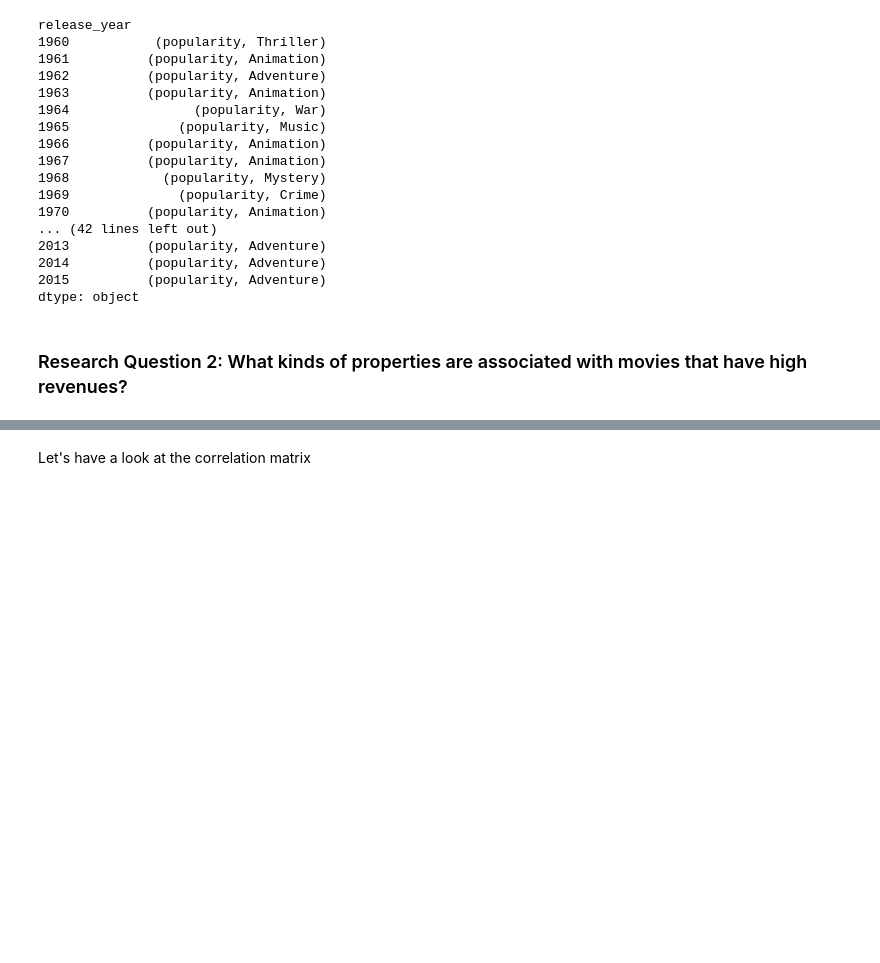
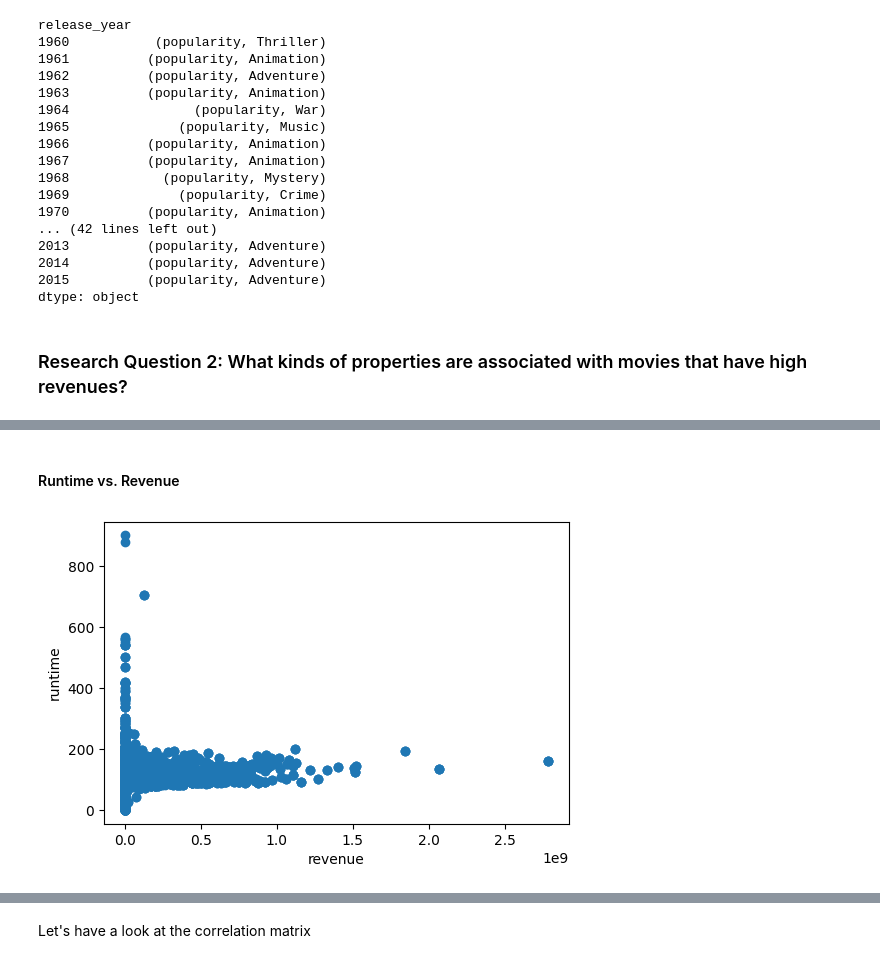
Before and after one commit to imagineazhar/Data-Analysis, a Jupyter notebook: 1- IMDB Movies/Imdb_ratings.ipynb, the cells around one changed output, grey strips where cells are left out. Cells and saved outputs as stored; diff of their text form; code cells hidden in the pictures; blank space fills up the shorter version.

```diff
--- a/1- IMDB Movies/Imdb_ratings.ipynb
+++ b/1- IMDB Movies/Imdb_ratings.ipynb
@@ -267,0 +291,6 @@ dtype: object
+# %% [markdown]
+#### Runtime vs. Revenue
+# %%
+scatter_plot(x='revenue', y='runtime')
+# %% [output]
+[figure, added]
```
Also changed, not shown: parts of 7 cells of this notebook.
